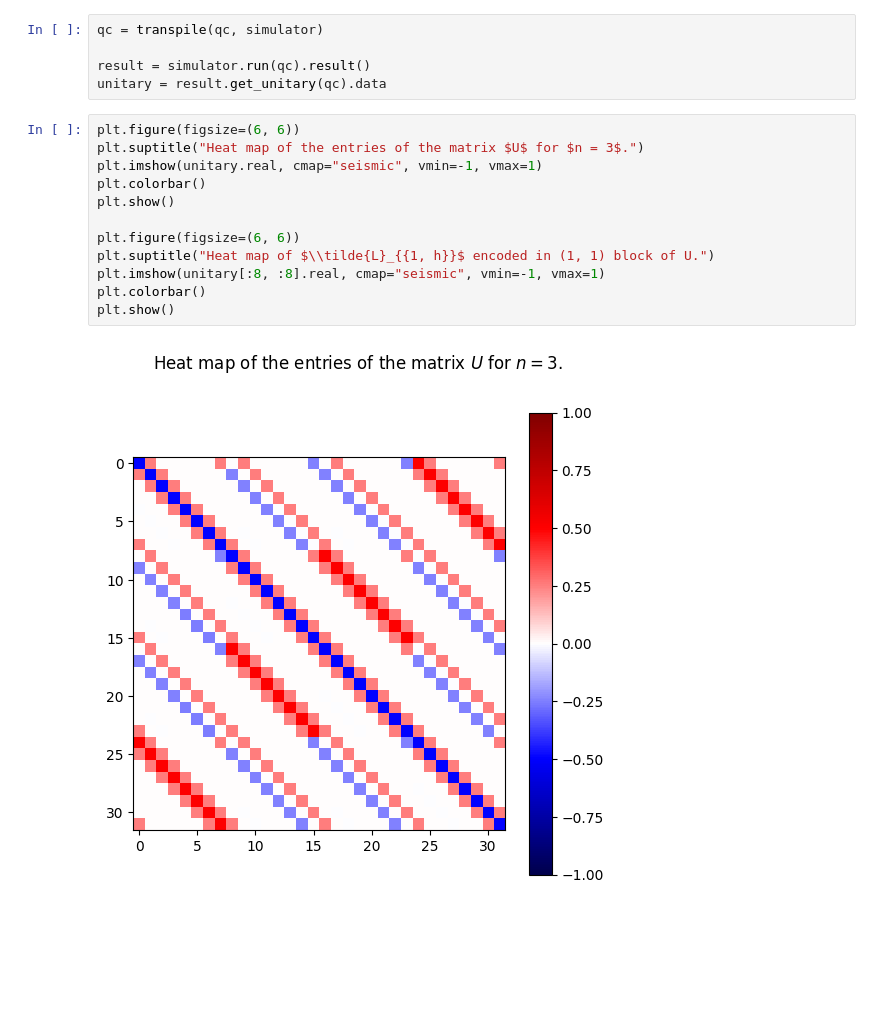
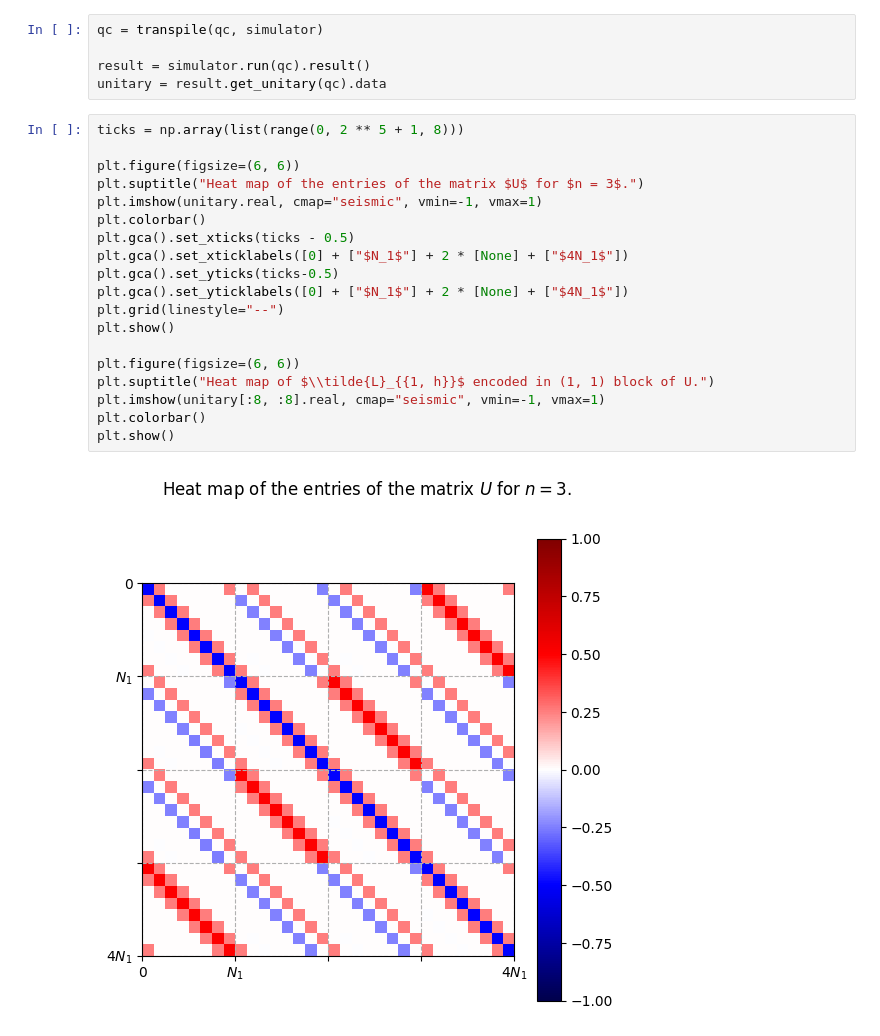
Before and after one commit to TDC28/laplacian_beqc, a Jupyter notebook: 1DL_PBC.ipynb, the cells around one changed output. Drawn from its saved outputs; the diff is of its cells as text; blank space fills up the shorter version.

Commit message:
Better heat map plot

```diff
--- a/1DL_PBC.ipynb
+++ b/1DL_PBC.ipynb
@@ -34,17 +34,24 @@ qc = transpile(qc, simulator)
 result = simulator.run(qc).result()
 unitary = result.get_unitary(qc).data
 # %%
+ticks = np.array(list(range(0, 2 ** 5 + 1, 8)))
+
 plt.figure(figsize=(6, 6))
 plt.suptitle("Heat map of the entries of the matrix $U$ for $n = 3$.")
 plt.imshow(unitary.real, cmap="seismic", vmin=-1, vmax=1)
 plt.colorbar()
+plt.gca().set_xticks(ticks - 0.5)
+plt.gca().set_xticklabels([0] + ["$N_1$"] + 2 * [None] + ["$4N_1$"])
+plt.gca().set_yticks(ticks-0.5)
+plt.gca().set_yticklabels([0] + ["$N_1$"] + 2 * [None] + ["$4N_1$"])
+plt.grid(linestyle="--")
 plt.show()
 
 plt.figure(figsize=(6, 6))
 plt.suptitle("Heat map of $\\tilde{L}_{{1, h}}$ encoded in (1, 1) block of U.")
 plt.imshow(unitary[:8, :8].real, cmap="seismic", vmin=-1, vmax=1)
 plt.colorbar()
 plt.show()
 # %% [output]
-[figure, old version]
+[figure, new version]
 [figure]
```
